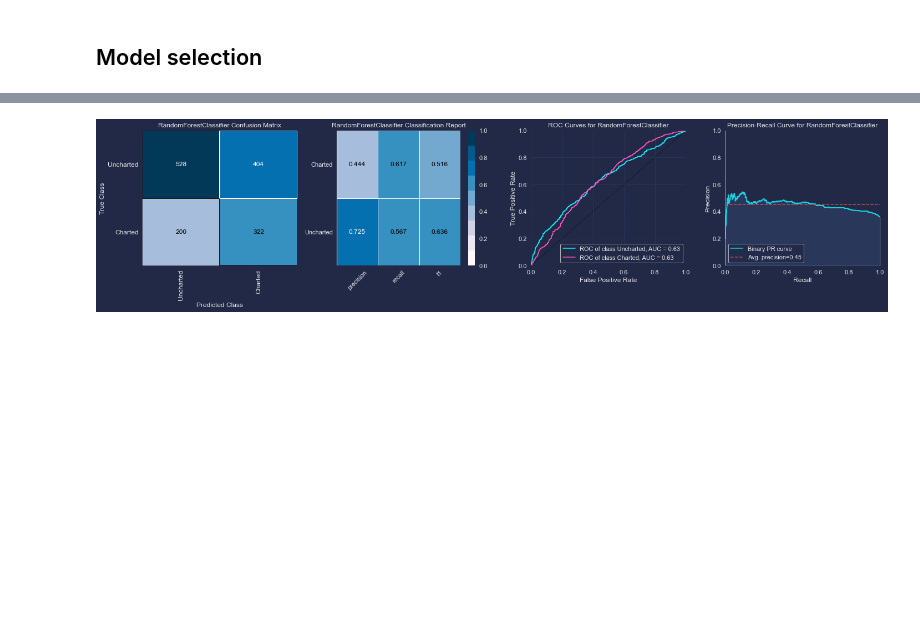
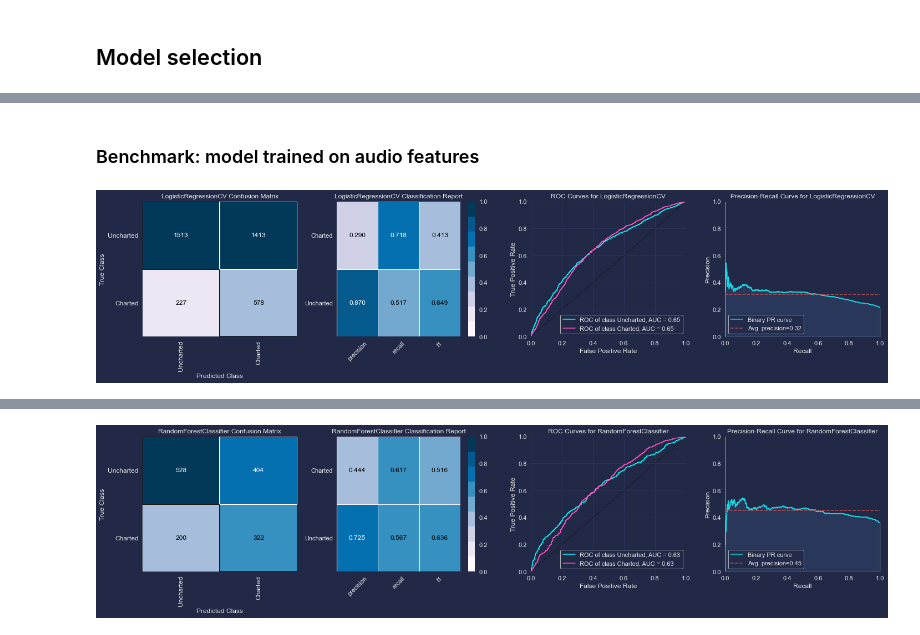
Before and after one commit to pezon/music-mining, a Jupyter notebook: notebooks/analysis/Model Selection.ipynb, the cells around one changed output, grey strips where cells are left out. Drawn from its saved outputs; the diff is of its cells as text; code cells hidden in the pictures; blank space fills up the shorter version.

```diff
--- a/notebooks/analysis/Model Selection.ipynb
+++ b/notebooks/analysis/Model Selection.ipynb
@@ -325,0 +371,25 @@ def plot_classification_reports(model, X_train, X_test, y_train, y_test):
+# %% [markdown]
+### Benchmark: model trained on audio features
+# %%
+X_train_ = X_train[audio_features]
+X_test_ = X_test[audio_features]
+
+model = LogisticRegressionCV(
+    penalty="l1",
+    cv=stratified_kfold,
+    max_iter=100,
+    class_weight="balanced",
+    scoring=make_scorer(precision_score),
+    solver="liblinear"
+)
+
+pipeline = ImbalancedPipeline([
+    ("smote", SMOTE(random_state=42)),
+    ("scaler", StandardScaler()),
+    ("classifier", model),
+])
+
+pipeline.fit(X_train_, y_train)
+plot_classification_reports(pipeline, X_train_, X_test_, y_train, y_test)
+# %% [output]
+[figure, added]
```
Also changed, not shown: parts of 58 cells of this notebook, 10 other files.
